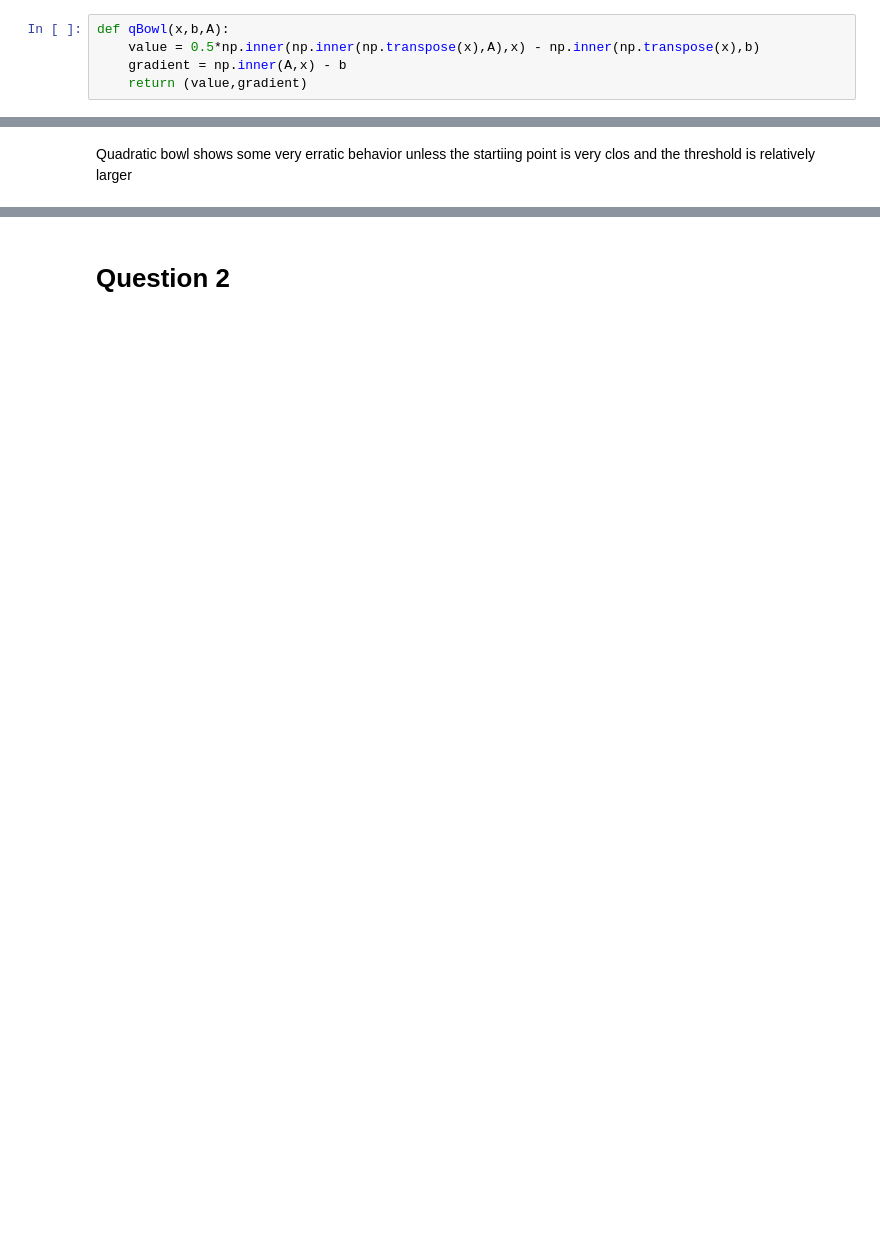
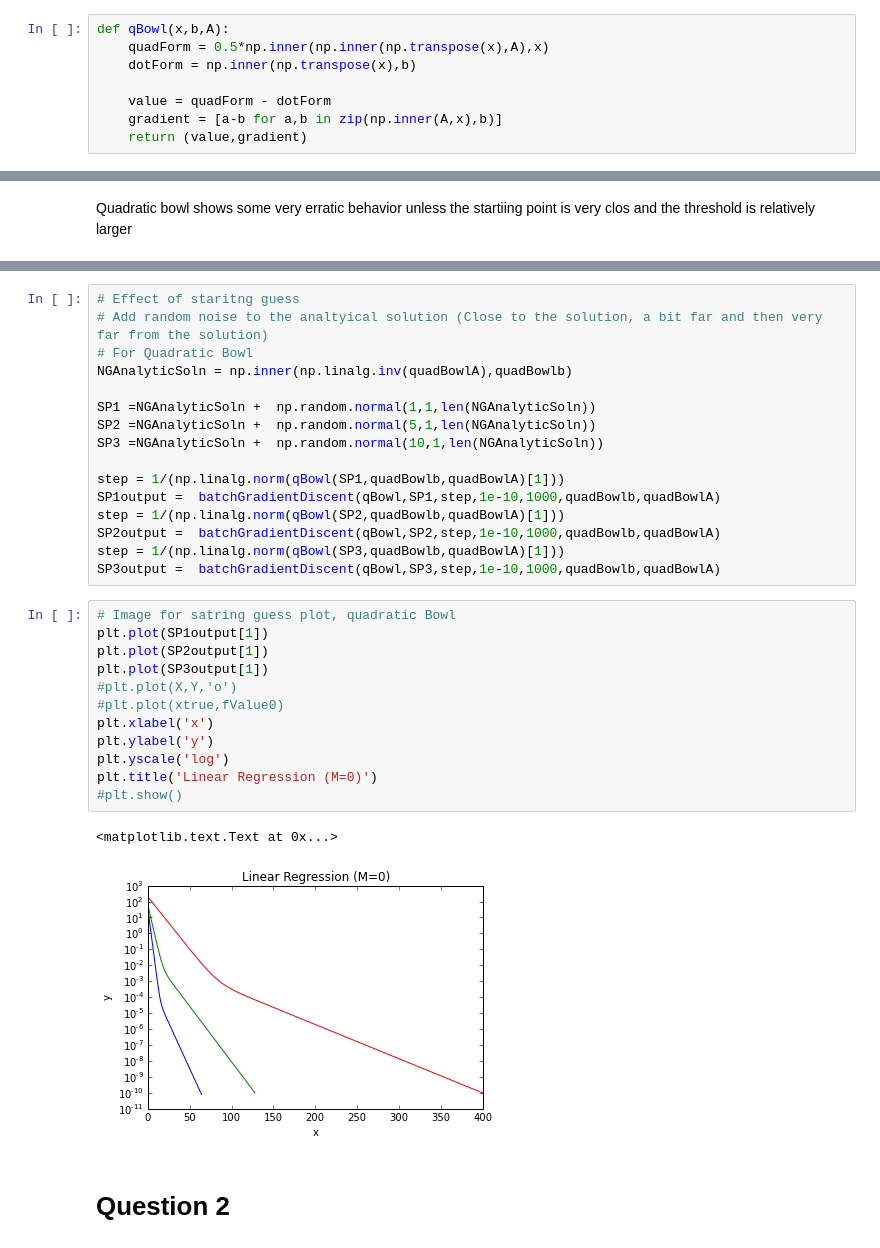
Before and after one commit to Divyagash/Class-6, a Jupyter notebook: PythonFiles/HW1.ipynb, the cells around one changed output, grey strips where cells are left out. Drawn from its saved outputs; the diff is of its cells as text; blank space fills up the shorter version.

```diff
--- a/PythonFiles/HW1.ipynb
+++ b/PythonFiles/HW1.ipynb
@@ -23,8 +24,11 @@ def negativeGaussian(x,mu,Sigma):
     return(value,gradient)
 # %%
 def qBowl(x,b,A):
-    value = 0.5*np.inner(np.inner(np.transpose(x),A),x) - np.inner(np.transpose(x),b)
-    gradient = np.inner(A,x) - b
+    quadForm = 0.5*np.inner(np.inner(np.transpose(x),A),x)
+    dotForm = np.inner(np.transpose(x),b)
+
+    value = quadForm - dotForm
+    gradient = [a-b for a,b in zip(np.inner(A,x),b)]
     return (value,gradient)
 # %%
 a = [25,25]
@@ -222,3 +209,34 @@ batchGradientDiscent(negativeGaussian,SP1,stepNorm,1e-3,200,gaussMean,gaussCov)
+# %%
+# Effect of staritng guess
+# Add random noise to the analtyical solution (Close to the solution, a bit far and then very far from the solution)
+# For Quadratic Bowl
+NGAnalyticSoln = np.inner(np.linalg.inv(quadBowlA),quadBowlb)
+
+SP1 =NGAnalyticSoln +  np.random.normal(1,1,len(NGAnalyticSoln))
+SP2 =NGAnalyticSoln +  np.random.normal(5,1,len(NGAnalyticSoln))
+SP3 =NGAnalyticSoln +  np.random.normal(10,1,len(NGAnalyticSoln))
+
+step = 1/(np.linalg.norm(qBowl(SP1,quadBowlb,quadBowlA)[1]))
+SP1output =  batchGradientDiscent(qBowl,SP1,step,1e-10,1000,quadBowlb,quadBowlA)
+step = 1/(np.linalg.norm(qBowl(SP2,quadBowlb,quadBowlA)[1]))
+SP2output =  batchGradientDiscent(qBowl,SP2,step,1e-10,1000,quadBowlb,quadBowlA)
+step = 1/(np.linalg.norm(qBowl(SP3,quadBowlb,quadBowlA)[1]))
+SP3output =  batchGradientDiscent(qBowl,SP3,step,1e-10,1000,quadBowlb,quadBowlA)
+# %%
+# Image for satring guess plot, quadratic Bowl
+plt.plot(SP1output[1])
+plt.plot(SP2output[1])
+plt.plot(SP3output[1])
+#plt.plot(X,Y,'o')
+#plt.plot(xtrue,fValue0)
+plt.xlabel('x')
+plt.ylabel('y')
+plt.yscale('log')
+plt.title('Linear Regression (M=0)')
+#plt.show()
+# %% [output]
+<matplotlib.text.Text at 0x...>
+[figure, added]
 # %% [markdown]
 # Question 2
 # %%
```
Also changed, not shown: parts of 27 cells of this notebook.
